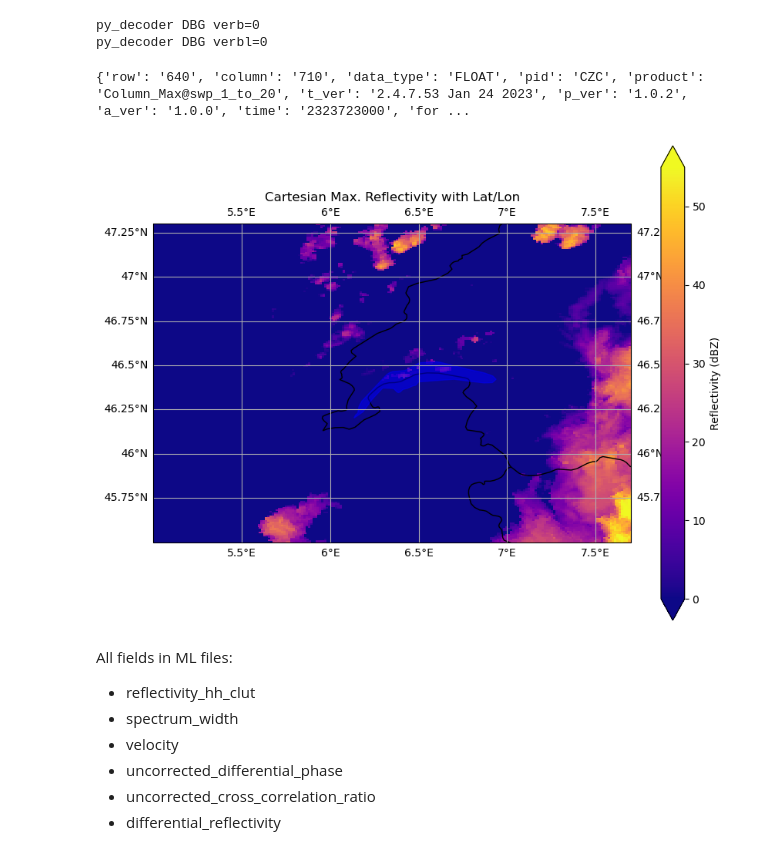
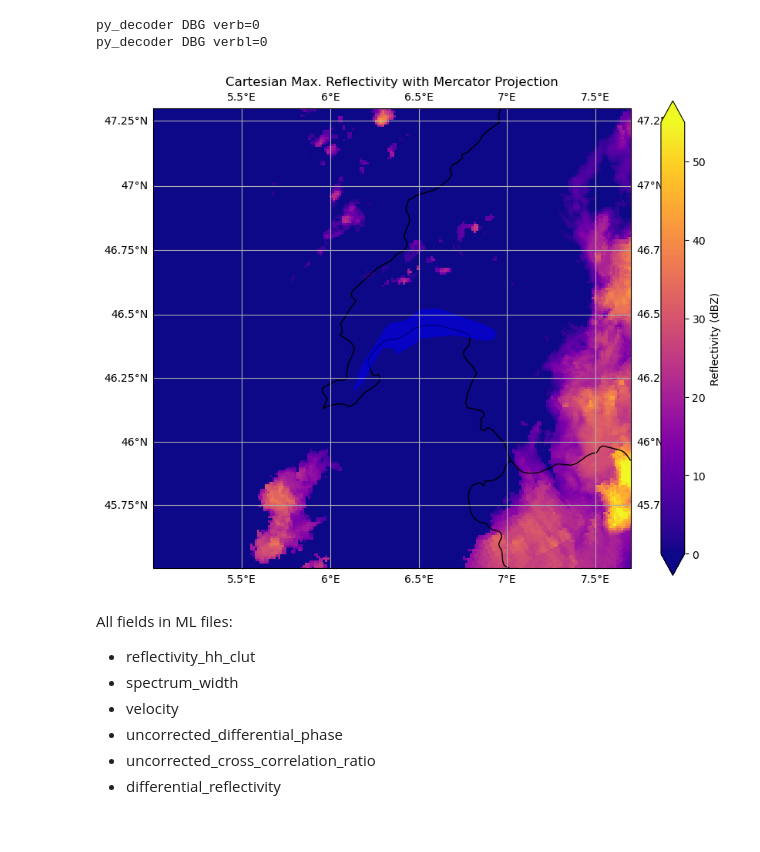
Before and after one commit to florianvalentinackermann/radar_windgusts, a Jupyter notebook: intro.ipynb, the cells around one changed output. Drawn from its saved outputs; the diff is of its cells as text; code cells hidden in the pictures.

```diff
--- a/intro.ipynb
+++ b/intro.ipynb
@@ -98,60 +95,58 @@ czc=c_data.data
 # %% [output]
 py_decoder DBG verb=0
 py_decoder DBG verbl=0
-# %%
-# Check if there's a header or metadata attribute
-if hasattr(c_data, 'header'):
-    print(c_data.header)
-elif hasattr(c_data, 'metadata'):
-    print(c_data.metadata)
-else:
-    print("No metadata found")
-# %% [output]
-{'row': '640', 'column': '710', 'data_type': 'FLOAT', 'pid': 'CZC', 'product': 'Column_Max@swp_1_to_20', 't_ver': '2.4.7.53 Jan 24 2023', 'p_ver': '1.0.2', 'a_ver': '1.0.0', 'time': '2323723000', 'for ...
 # %%
-
+from pyproj import Transformer
+import numpy as np
+import matplotlib.pyplot as plt
+import cartopy.crs as ccrs
+import cartopy.feature as cfeature
 
 # Define the Swiss grid (values based on metadata)
 chx = np.arange(255000, 255000 + 710 * 1000 + 1, 1000)
 chy = sorted(np.arange(-160000, -160000 + 640 * 1000 + 1, 1000), reverse=True)
 X, Y = np.meshgrid(chx, chy)
 
-# Initialize transformer for Swiss grid to WGS84 (EPSG:21781 to EPSG:4326)
-transformer = Transformer.from_crs(21781, 4326, always_xy=True)
+# Initialize transformers for Swiss grid to WGS84 (EPSG:21781 to EPSG:4326) and then to EPSG:3857
+transformer = Transformer.from_crs(21781, 3857, always_xy=True)
+
 
 # Convert Swiss grid coordinates to lat/lon
 lons, lats = transformer.transform(X, Y)
 
-# Create the figure and axes with the appropriate projection
-fig, ax = plt.subplots(figsize=(10, 8), subplot_kw={'projection': ccrs.PlateCarree()})
+# Transform lat/lon to Web Mercator (EPSG:3857)
 
-# Set the extent [min_lon, max_lon, min_lat, max_lat]
-ax.set_extent([5, 7.7, 45.5, 47.3])
+
+# Create the figure and axes with the Mercator projection
+fig, ax = plt.subplots(figsize=(10, 8), subplot_kw={'projection': ccrs.Mercator()})
+
+# Set the extent [min_lon, max_lon, min_lat, max_lat] for Mercator
+ax.set_extent([5, 7.7, 45.5, 47.3], crs=ccrs.PlateCarree())  # Use PlateCarree to set the extent
 
 # Plot the radar data (reflectivity in this case) using pcolormesh
 cmap = plt.cm.plasma
 cmap.set_bad(color='gray')
-p1 = ax.pcolormesh(lons, lats, czc, vmin=0, vmax=55, cmap=cmap)
+p1 = ax.pcolormesh(lons, lats, czc, vmin=0, vmax=55, cmap=cmap, transform=projection)
 
 # Add a colorbar
 cbar = plt.colorbar(p1, ax=ax, extend='both')
 cbar.set_label('Reflectivity (dBZ)')
 
 # Add features: coastlines, borders, and lakes
 ax.add_feature(cfeature.COASTLINE, linewidth=1)
 ax.add_feature(cfeature.BORDERS, linewidth=1)
 ax.add_feature(cfeature.LAKES, color='blue', alpha=0.5)
 
 # Add gridlines for better reference
 ax.gridlines(draw_labels=True)
 
 # Set title
-ax.set_title('Cartesian Max. Reflectivity with Lat/Lon')
+ax.set_title('Cartesian Max. Reflectivity with Mercator Projection')
 
 # Show the plot
 plt.show()
 # %% [output]
-[figure, old version]
+[figure, new version]
 # %% [markdown]
 All fields in ML files:
 * reflectivity_hh_clut
```
Also changed, not shown: parts of 2 cells of this notebook, 33 other files.
